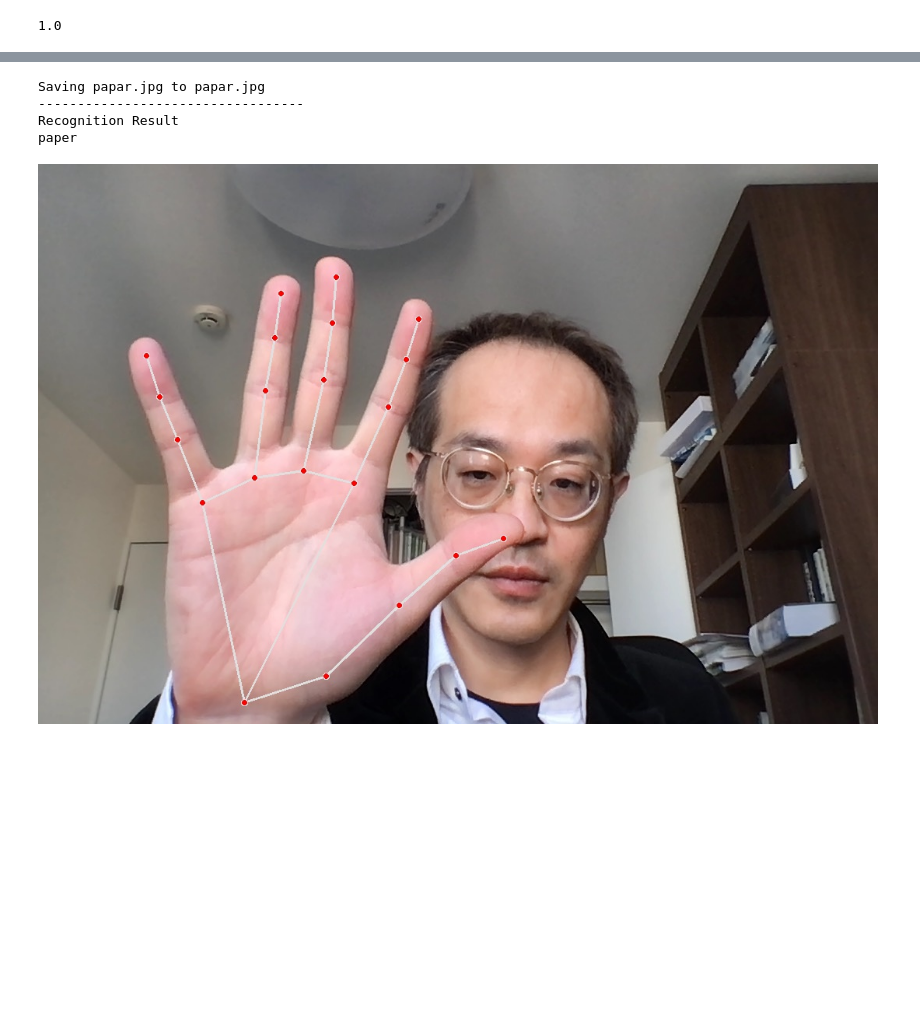
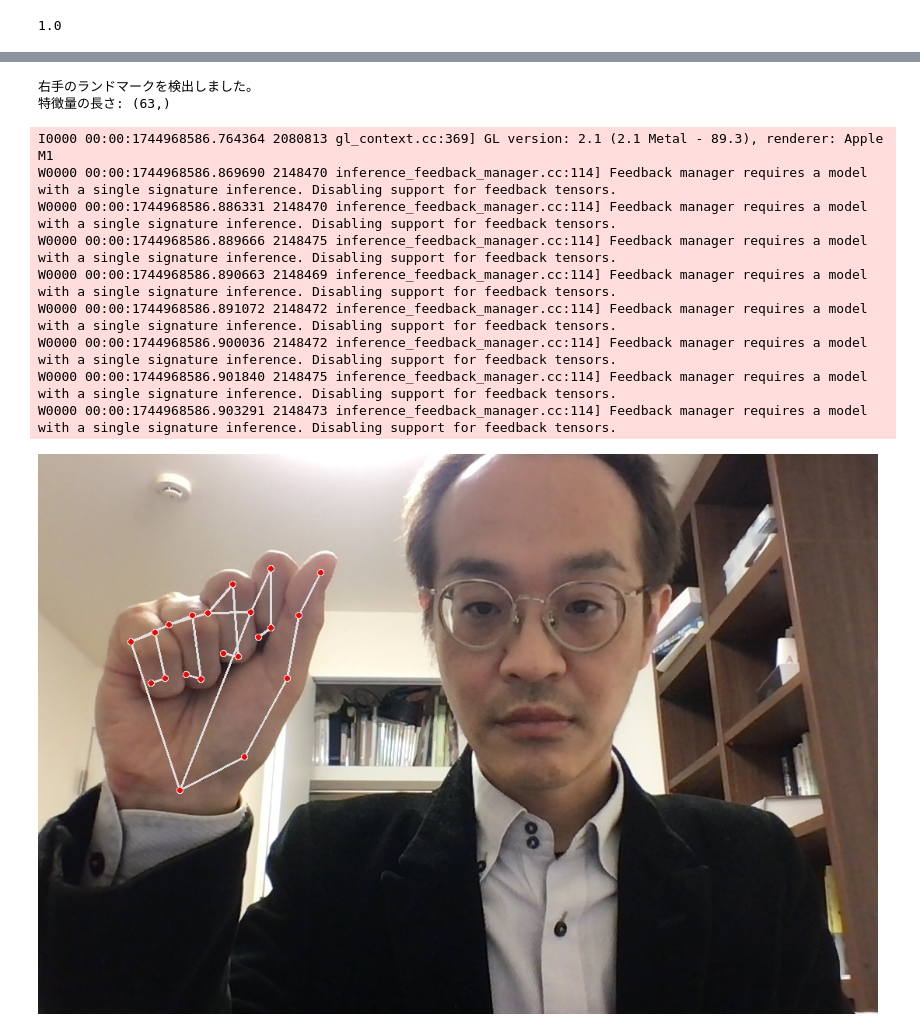
Before and after one commit to uhey77/Real-and-Virtual-Fusion, a Jupyter notebook: MediaPipe_Sample.ipynb, the cells around one changed output, grey strips where cells are left out. Saved outputs shown, nothing was run; the diff lists cells and outputs as text; code cells hidden in the pictures; blank space fills up the shorter version.

```diff
--- a/MediaPipe_Sample.ipynb
+++ b/MediaPipe_Sample.ipynb
@@ -487,8 +500,8 @@ Drive already mounted at /content/drive; to attempt to forcibly remount, call dr
 import cv2
 import mediapipe as mp
 
-input_filename='/content/drive/MyDrive/ユニークAIシステム構築道場/MediaPipe/papar.jpg'
-output_filename='/content/drive/MyDrive/ユニークAIシステム構築道場/MediaPipe/tmp.jpg'
+input_filename='papar.jpg'
+output_filename='tmp.jpg'
 
 mp_holistic = mp.solutions.holistic
 mp_drawing = mp.solutions.drawing_utils
@@ -742,43 +864,56 @@ accuracy_score(y_pred, y)
 # %% [output]
 1.0
 # %%
-from google.colab import files
 from IPython.display import Image
 import cv2
 import mediapipe as mp
 import numpy as np
 import os
 
-files = files.upload()
-file_name = list(files.keys())[0]
+# Google Colabでのファイルアップロード関数の代わりに、直接ファイルパスを指定
+# files = files.upload()  # この行を削除
+file_name = "trainimgdata/rock/001.jpg"  # 例として、以前処理したファイルのひとつを使用
 
 mp_holistic = mp.solutions.holistic
 mp_drawing = mp.solutions.drawing_utils
 drawing_spec = mp_drawing.DrawingSpec(thickness=1, circle_radius=1)
-holistic=mp_holistic.Holistic(static_image_mode=True, min_detection_confidence=0.5)
-
+holistic = mp_holistic.Holistic(static_image_mode=True, min_detection_confidence=0.5)
 
 img = cv2.imread(file_name)
 result = holistic.process(cv2.cvtColor(img, cv2.COLOR_BGR2RGB))
-handpose=np.array([])
-for tmp in result.right_hand_landmarks.landmark:
-  handpose=np.append(handpose,tmp.x)
-  handpose=np.append(handpose,tmp.y)
-  handpose=np.append(handpose,tmp.z)
 
-# 特徴量の表示
-outputfilename='/content/drive/MyDrive/ユニークAIシステム構築道場/MediaPipe/tmp.jpg'
-annotated_image = img.copy()
-mp_drawing.draw_landmarks(annotated_image, result.right_hand_landmarks, mp_holistic.HAND_CONNECTIONS)
-cv2.imwrite(outputfilename, annotated_image)
+# 右手が検出されたか確認
+if result.right_hand_landmarks:
+    handpose = np.array([])
+    for tmp in result.right_hand_landmarks.landmark:
+        handpose = np.append(handpose, tmp.x)
+        handpose = np.append(handpose, tmp.y)
+        handpose = np.append(handpose, tmp.z)
 
-# グーかチョキかパーかを推定
-y_res=model.predict([handpose])
-result_label = le.inverse_transform(y_res)[0]
+    # 特徴量の表示
+    outputfilename = 'tmp.jpg'  # 出力ファイルパスを変更（現在の作業ディレクトリに保存）
+    annotated_image = img.copy()
+    mp_drawing.draw_landmarks(annotated_image, result.right_hand_landmarks, mp_holistic.HAND_CONNECTIONS)
+    cv2.imwrite(outputfilename, annotated_image)
 
-print('----------------------------------')
-print('Recognition Result')
-print(result_label)
+    # モデルによる予測
+    # model変数が定義されていないので、以下の行はコメントアウト
+    # y_res = model.predict([handpose])
+    # result_label = le.inverse_transform(y_res)[0]
+    #
+    # print('----------------------------------')
+    # print('Recognition Result')
+    # print(result_label)
 
-Image(outputfilename, format='jpg')
+    print("右手のランドマークを検出しました。")
+    print(f"特徴量の長さ: {handpose.shape}")
+
+    # 画像表示（IPython環境の場合）
+    try:
+        from IPython.display import Image
+        display(Image(outputfilename, format='jpg'))
+    except:
+        print(f"画像を {outputfilename} に保存しました。")
+else:
+    print("右手が検出されませんでした。")
 # %% [output]
@@ -786,8 +920,15 @@ Image(outputfilename, format='jpg')
-Saving papar.jpg to papar.jpg
-----------------------------------
-Recognition Result
-paper
+右手のランドマークを検出しました。
+特徴量の長さ: (63,)
+I0000 00:00:1744968586.764364 2080813 gl_context.cc:369] GL version: 2.1 (2.1 Metal - 89.3), renderer: Apple M1
+W0000 00:00:1744968586.869690 2148470 inference_feedback_manager.cc:114] Feedback manager requires a model with a single signature inference. Disabling support for feedback tensors.
+W0000 00:00:1744968586.886331 2148470 inference_feedback_manager.cc:114] Feedback manager requires a model with a single signature inference. Disabling support for feedback tensors.
+W0000 00:00:1744968586.889666 2148475 inference_feedback_manager.cc:114] Feedback manager requires a model with a single signature inference. Disabling support for feedback tensors.
+W0000 00:00:1744968586.890663 2148469 inference_feedback_manager.cc:114] Feedback manager requires a model with a single signature inference. Disabling support for feedback tensors.
+W0000 00:00:1744968586.891072 2148472 inference_feedback_manager.cc:114] Feedback manager requires a model with a single signature inference. Disabling support for feedback tensors.
+W0000 00:00:1744968586.900036 2148472 inference_feedback_manager.cc:114] Feedback manager requires a model with a single signature inference. Disabling support for feedback tensors.
+W0000 00:00:1744968586.901840 2148475 inference_feedback_manager.cc:114] Feedback manager requires a model with a single signature inference. Disabling support for feedback tensors.
+W0000 00:00:1744968586.903291 2148473 inference_feedback_manager.cc:114] Feedback manager requires a model with a single signature inference. Disabling support for feedback tensors.
-[figure, old version]
+[figure, new version]
 # %%
 handpose
 # %% [output]
```
Also changed, not shown: parts of 36 cells of this notebook, 37 other files.
